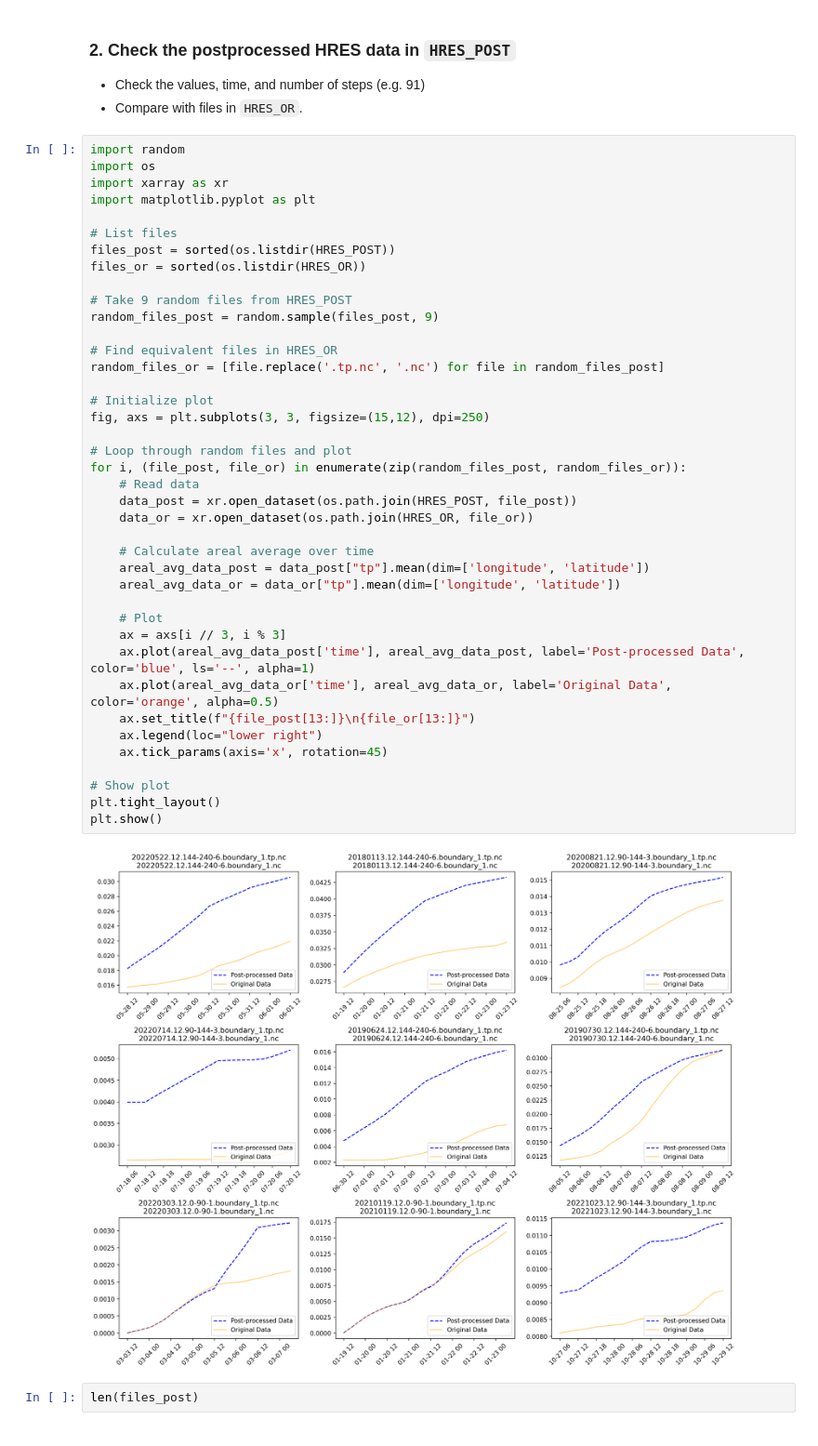
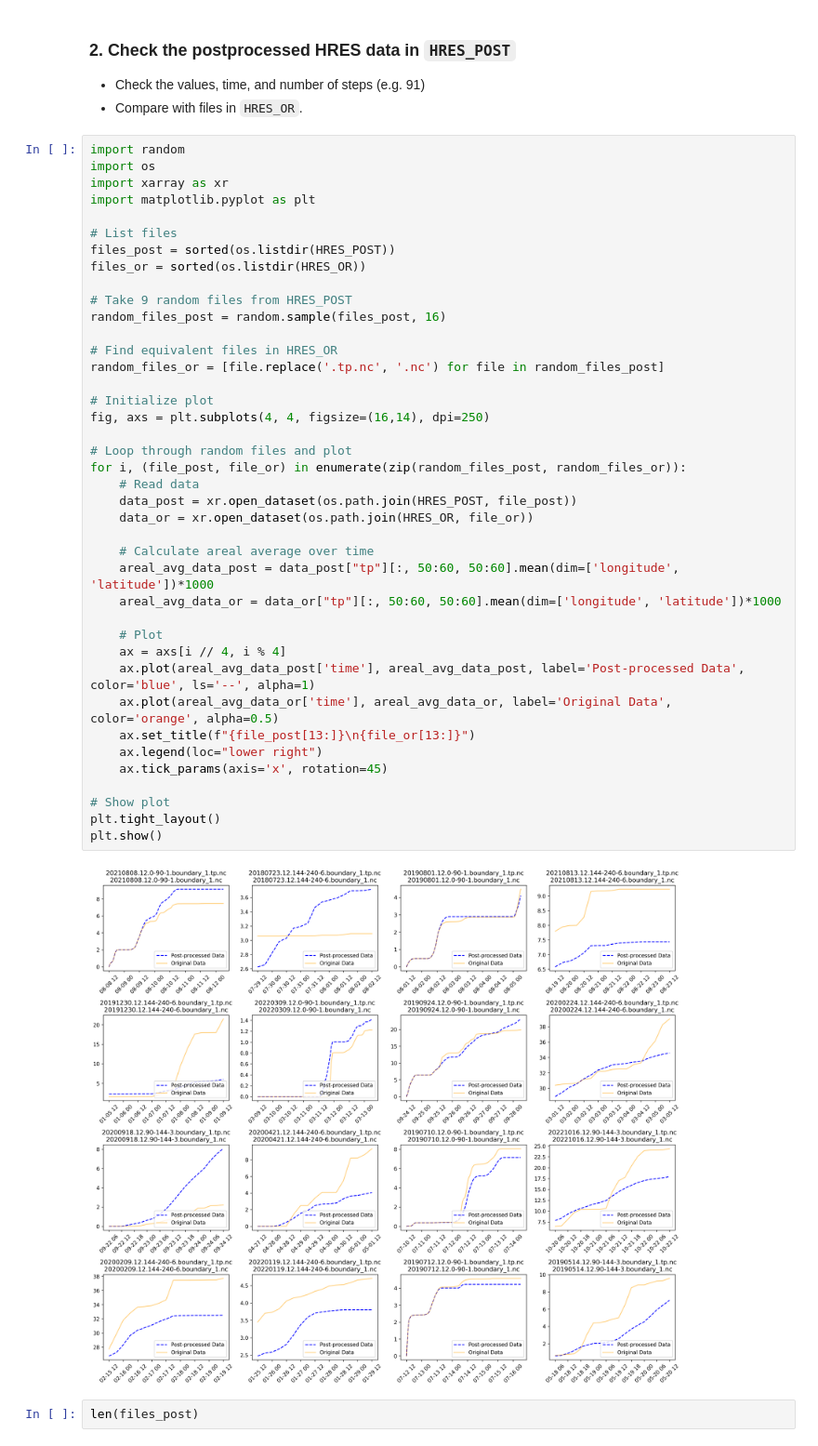
Before and after one commit to kpatakchi/FORECASTLEAD, a Jupyter notebook: HRES_POST_CHECK.ipynb, the cells around one changed output. Shown at 93% size. Saved outputs shown, nothing was run; the diff lists cells and outputs as text.

```diff
--- a/HRES_POST_CHECK.ipynb
+++ b/HRES_POST_CHECK.ipynb
@@ -50,39 +50,39 @@ import matplotlib.pyplot as plt
 # List files
 files_post = sorted(os.listdir(HRES_POST))
 files_or = sorted(os.listdir(HRES_OR))
 
 # Take 9 random files from HRES_POST
-random_files_post = random.sample(files_post, 9)
+random_files_post = random.sample(files_post, 16)
 
 # Find equivalent files in HRES_OR
 random_files_or = [file.replace('.tp.nc', '.nc') for file in random_files_post]
 
 # Initialize plot
-fig, axs = plt.subplots(3, 3, figsize=(15,12), dpi=250)
+fig, axs = plt.subplots(4, 4, figsize=(16,14), dpi=250)
 
 # Loop through random files and plot
 for i, (file_post, file_or) in enumerate(zip(random_files_post, random_files_or)):
     # Read data
     data_post = xr.open_dataset(os.path.join(HRES_POST, file_post))
     data_or = xr.open_dataset(os.path.join(HRES_OR, file_or))
 
     # Calculate areal average over time
-    areal_avg_data_post = data_post["tp"].mean(dim=['longitude', 'latitude'])
-    areal_avg_data_or = data_or["tp"].mean(dim=['longitude', 'latitude'])
+    areal_avg_data_post = data_post["tp"][:, 50:60, 50:60].mean(dim=['longitude', 'latitude'])*1000
+    areal_avg_data_or = data_or["tp"][:, 50:60, 50:60].mean(dim=['longitude', 'latitude'])*1000
 
     # Plot
-    ax = axs[i // 3, i % 3]
+    ax = axs[i // 4, i % 4]
     ax.plot(areal_avg_data_post['time'], areal_avg_data_post, label='Post-processed Data', color='blue', ls='--', alpha=1)
     ax.plot(areal_avg_data_or['time'], areal_avg_data_or, label='Original Data', color='orange', alpha=0.5)
     ax.set_title(f"{file_post[13:]}\n{file_or[13:]}")
     ax.legend(loc="lower right")
     ax.tick_params(axis='x', rotation=45)
 
 # Show plot
 plt.tight_layout()
 plt.show()
 # %% [output]
-[figure, old version]
+[figure, new version]
 # %%
 len(files_post)
 # %% [output]
```
Also changed, not shown: parts of 1 cell of this notebook.
